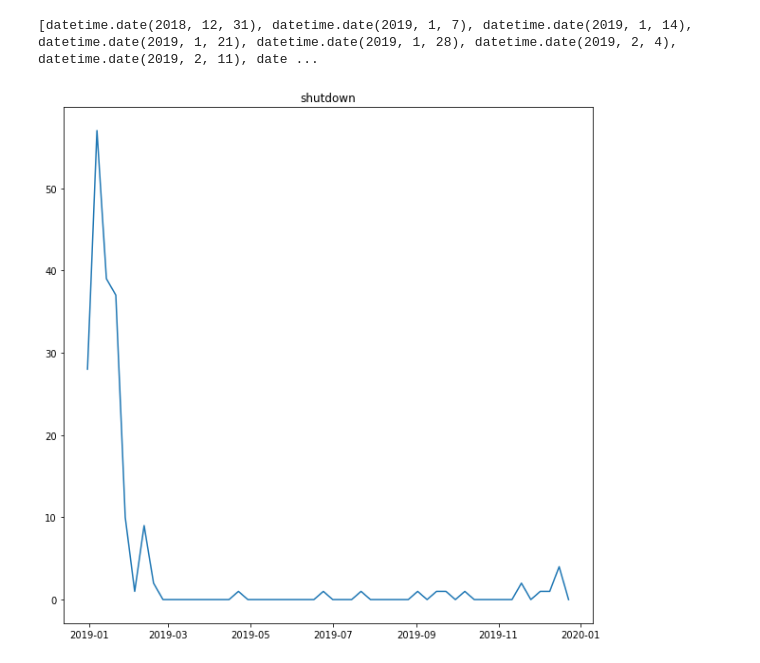
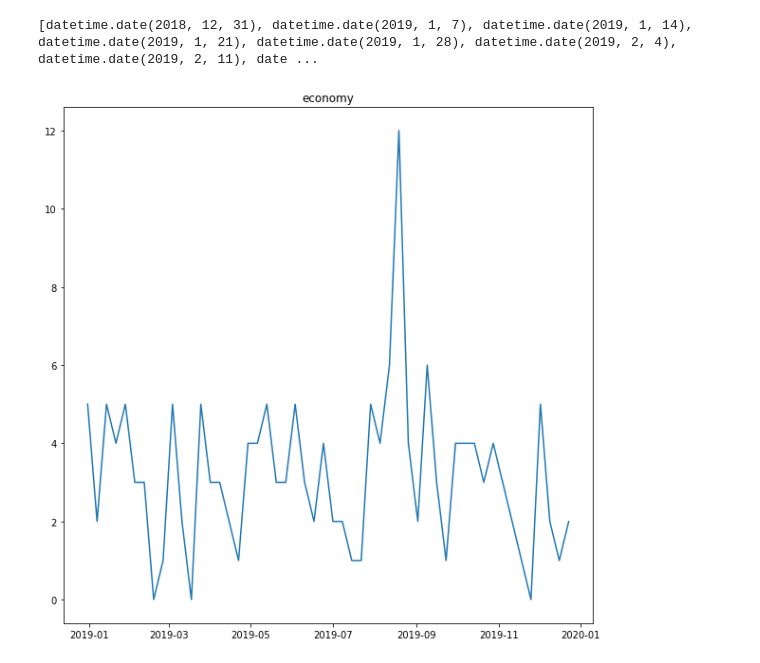
Before and after one commit to lukasmoldon/wikinews, a Jupyter notebook: notebook.ipynb, the cells around one changed output. Cells and saved outputs as stored; diff of their text form; code cells hidden in the pictures.

Commit message:
Added function to detect outliers and function to get word frequency in english language

```diff
--- a/notebook.ipynb
+++ b/notebook.ipynb
@@ -11,3 +10,15 @@ distinctWords = mng.getDistinctWords(headlines)
+# %%
+#headlines = mng.getWordCounts(articles,'headline')
+#with open("wordCount2019.txt", "wb") as fp:
+#    pickle.dump(headlines, fp)
+#top = mng.getTopWordsForWeek(headlines)
+#distinctWords = mng.getDistinctWords(headlines)
+
+headlines = []
+with open("wordCount2019.txt", "rb") as fp:
+    headlines = pickle.load(fp)
+top = mng.getTopWordsForWeek(headlines)
+distinctWords = mng.getDistinctWords(headlines)
 # %%
 res = []
 for w in distinctWords:
@@ -18,19 +29,22 @@ for r in range(len(res)):
     x = [res[r][1][i][1] for i in range(len(res[0][1]))]
     y = [res[r][1][i][0] for i in range(len(res[0][1]))]
     v = statistics.getVariance(x)
-    var.append((res[r][0],v,x,y))
+    o = statistics.findOutliers(x)
+    var.append((res[r][0],v,x,y,o))
 # %%
 var_sorted = sorted(var,key=lambda x: x[2], reverse=True)
 # %%
 def getDateRangeFromWeek(p_year,p_week):
     firstdayofweek = datetime.datetime.strptime(f'{p_year}-W{int(p_week )- 1}-1', "%Y-W%W-%w").date()
     return firstdayofweek
+# %%
+out = [o for o in var_sorted if o[4] != [] and sum(o[2])>80]
 # %%
-wordIndex = 2
+wordIndex = 47
 dates = []
-for d in range(len(var_sorted[wordIndex][3])):
-    dates.append(getDateRangeFromWeek(var_sorted[wordIndex][3][d][0],var_sorted[wordIndex][3][d][1]))
-statistics.plot(var_sorted[wordIndex][0],var_sorted[wordIndex][2],dates)
+for d in range(len(out[wordIndex][3])):
+    dates.append(getDateRangeFromWeek(out[wordIndex][3][d][0],out[wordIndex][3][d][1]))
+statistics.plot(out[wordIndex][0],out[wordIndex][2],dates)
 # %% [output]
 [datetime.date(2018, 12, 31), datetime.date(2019, 1, 7), datetime.date(2019, 1, 14), datetime.date(2019, 1, 21), datetime.date(2019, 1, 28), datetime.date(2019, 2, 4), datetime.date(2019, 2, 11), date ...
-[figure, old version]
+[figure, new version]
```
Also changed, not shown: parts of 2 cells of this notebook, 4 other files.
